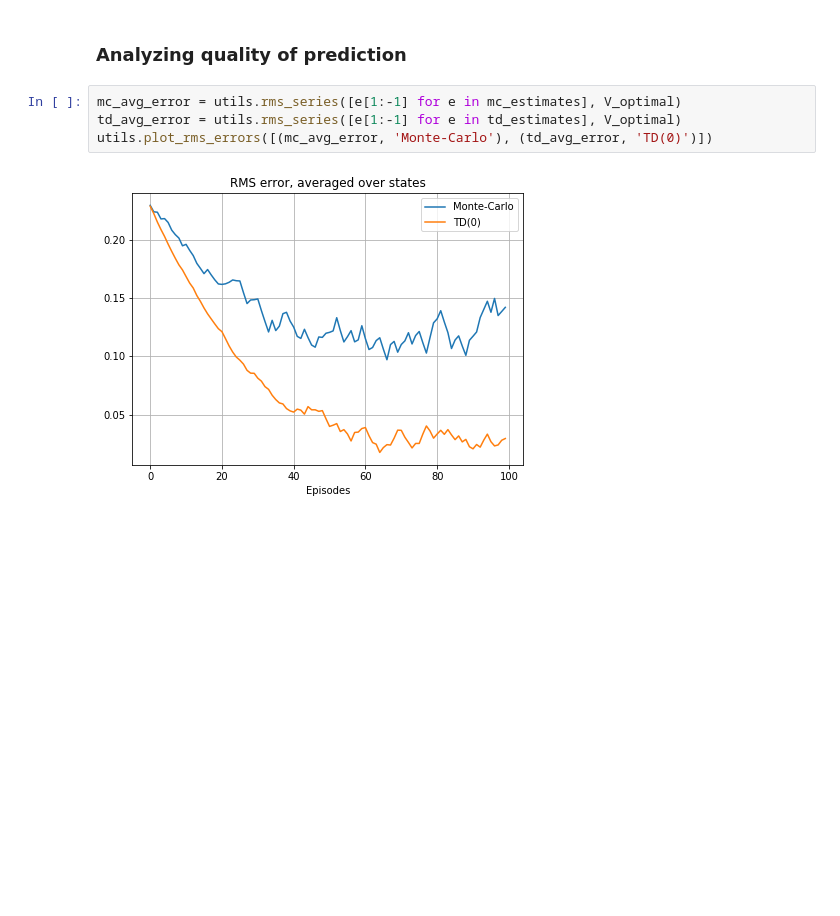
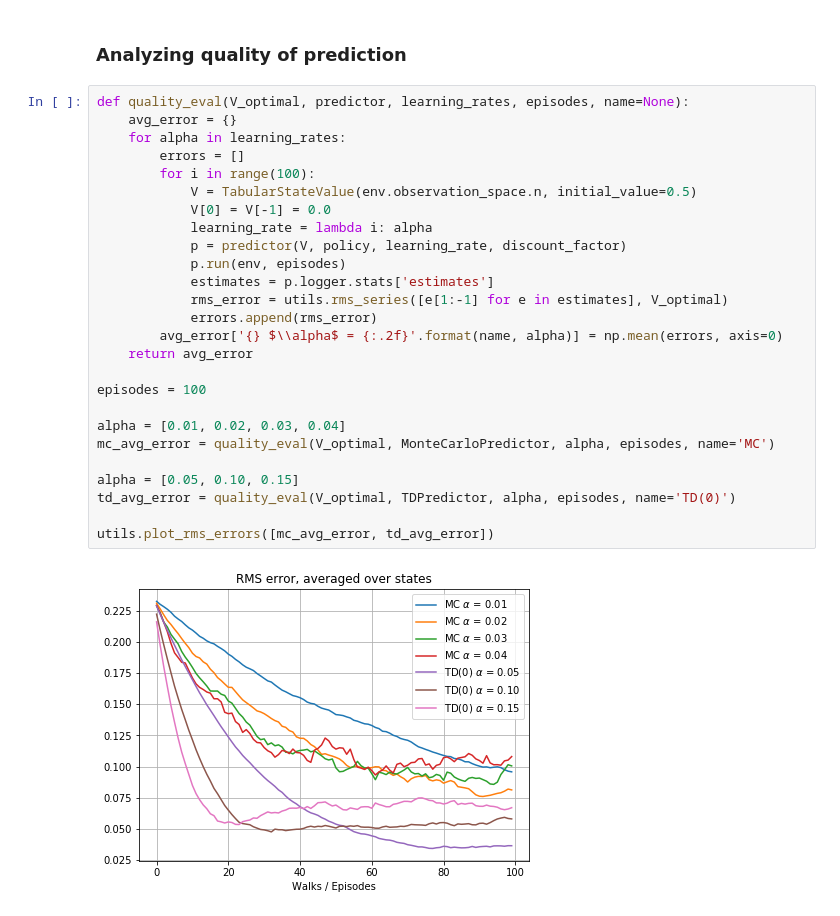
Before and after one commit to afcarl/rl-testbed, a Jupyter notebook: notebooks/RL testbed for Open AI gym problems - Random Walk.ipynb, the cells around one changed output. Saved outputs shown, nothing was run; the diff lists cells and outputs as text; blank space fills up the shorter version.

```diff
--- a/notebooks/RL testbed for Open AI gym problems - Random Walk.ipynb
+++ b/notebooks/RL testbed for Open AI gym problems - Random Walk.ipynb
@@ -445,8 +442,30 @@ utils.plot_value_estimates(utils.timeseries(td_estimates), 'TD(0)')
 # %% [markdown]
 ### Analyzing quality of prediction
-# %%
-mc_avg_error = utils.rms_series([e[1:-1] for e in mc_estimates], V_optimal)
-td_avg_error = utils.rms_series([e[1:-1] for e in td_estimates], V_optimal)
-utils.plot_rms_errors([(mc_avg_error, 'Monte-Carlo'), (td_avg_error, 'TD(0)')])
-# %% [output]
-[figure, removed]
+# %%
+def quality_eval(V_optimal, predictor, learning_rates, episodes, name=None):
+    avg_error = {}
+    for alpha in learning_rates:
+        errors = []
+        for i in range(100):
+            V = TabularStateValue(env.observation_space.n, initial_value=0.5)
+            V[0] = V[-1] = 0.0
+            learning_rate = lambda i: alpha
+            p = predictor(V, policy, learning_rate, discount_factor)
+            p.run(env, episodes)
+            estimates = p.logger.stats['estimates']
+            rms_error = utils.rms_series([e[1:-1] for e in estimates], V_optimal)
+            errors.append(rms_error)
+        avg_error['{} $\\alpha$ = {:.2f}'.format(name, alpha)] = np.mean(errors, axis=0)
+    return avg_error
+
+episodes = 100
+
+alpha = [0.01, 0.02, 0.03, 0.04]
+mc_avg_error = quality_eval(V_optimal, MonteCarloPredictor, alpha, episodes, name='MC')
+
+alpha = [0.05, 0.10, 0.15]
+td_avg_error = quality_eval(V_optimal, TDPredictor, alpha, episodes, name='TD(0)')
+
+utils.plot_rms_errors([mc_avg_error, td_avg_error])
+# %% [output]
+[figure, added]
```
Also changed, not shown: parts of 4 cells of this notebook, 1 other file.
